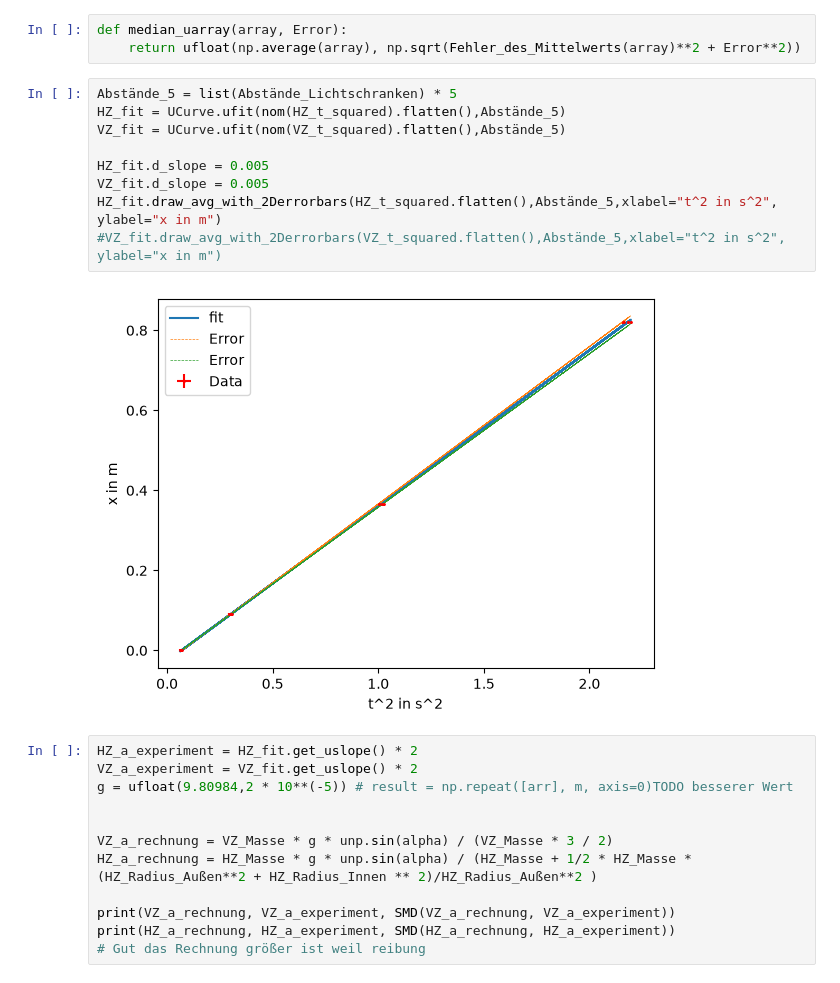
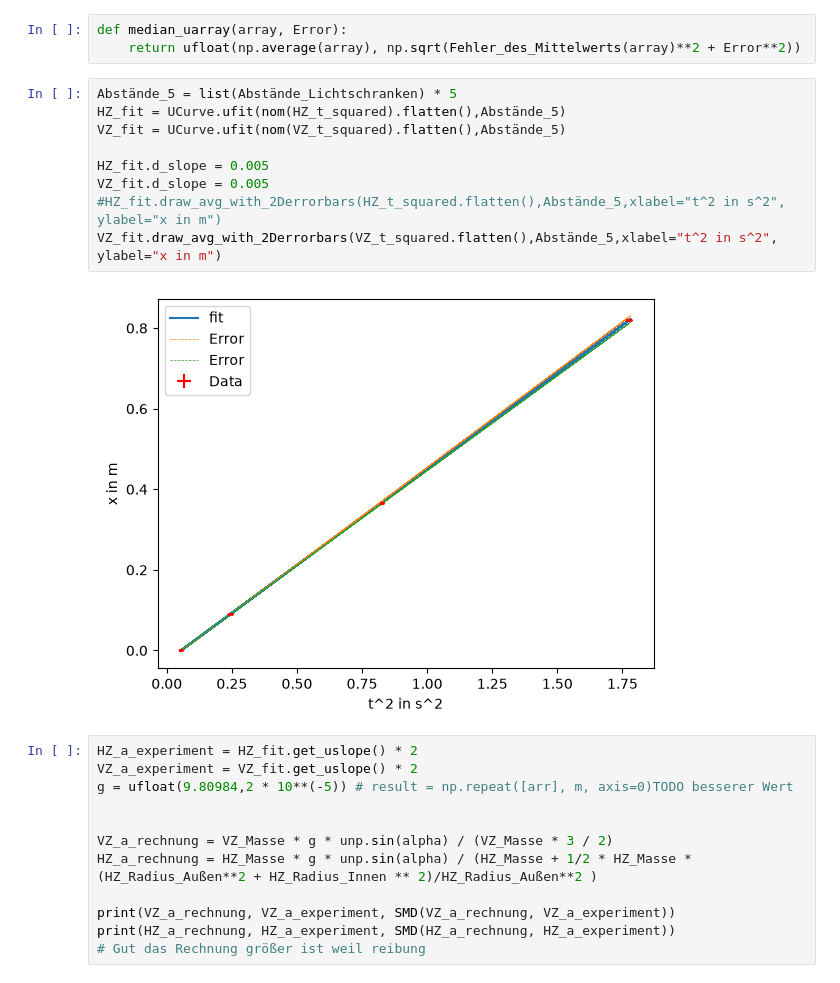
Before and after one commit to Bergschaf/PAP1, a Jupyter notebook: V15/V15.ipynb, the cells around one changed output. Drawn from its saved outputs; the diff is of its cells as text.

```diff
--- a/V15/V15.ipynb
+++ b/V15/V15.ipynb
@@ -146,14 +146,14 @@ def median_uarray(array, Error):
 # %%
 Abstände_5 = list(Abstände_Lichtschranken) * 5
 HZ_fit = UCurve.ufit(nom(HZ_t_squared).flatten(),Abstände_5)
 VZ_fit = UCurve.ufit(nom(VZ_t_squared).flatten(),Abstände_5)
 
 HZ_fit.d_slope = 0.005
 VZ_fit.d_slope = 0.005
-HZ_fit.draw_avg_with_2Derrorbars(HZ_t_squared.flatten(),Abstände_5,xlabel="t^2 in s^2", ylabel="x in m")
-#VZ_fit.draw_avg_with_2Derrorbars(VZ_t_squared.flatten(),Abstände_5,xlabel="t^2 in s^2", ylabel="x in m")
+#HZ_fit.draw_avg_with_2Derrorbars(HZ_t_squared.flatten(),Abstände_5,xlabel="t^2 in s^2", ylabel="x in m")
+VZ_fit.draw_avg_with_2Derrorbars(VZ_t_squared.flatten(),Abstände_5,xlabel="t^2 in s^2", ylabel="x in m")
 # %% [output]
-[figure, old version]
+[figure, new version]
 # %%
 HZ_a_experiment = HZ_fit.get_uslope() * 2
 VZ_a_experiment = VZ_fit.get_uslope() * 2
```
Also changed, not shown: parts of 4 cells of this notebook, 2 other files.
